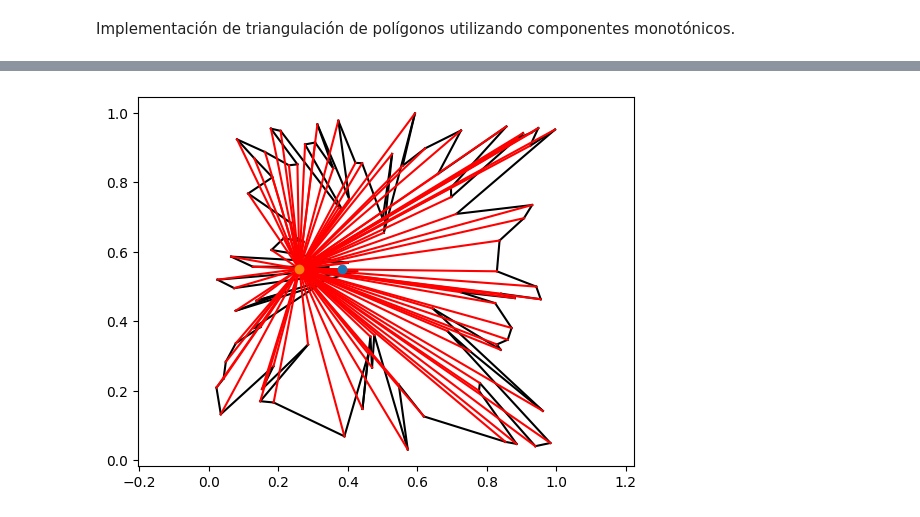
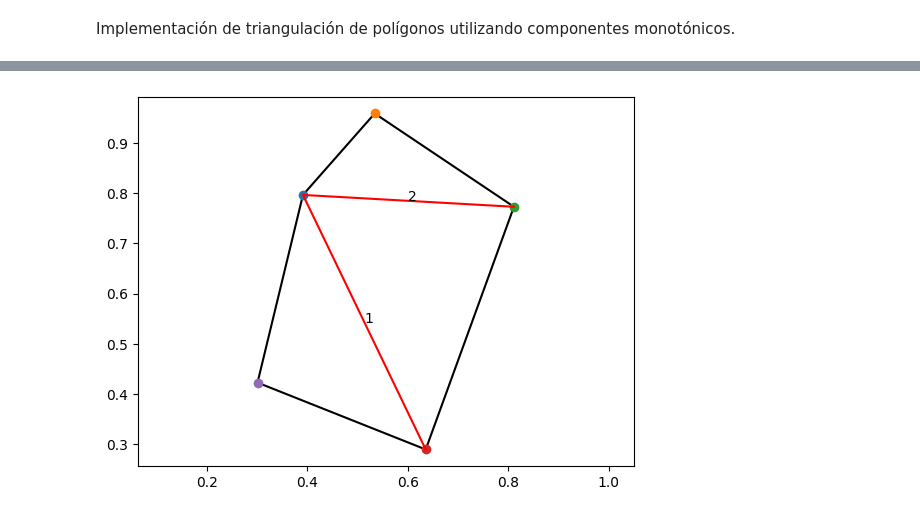
Before and after one commit to JUANITOTELO/Geometry, a Jupyter notebook: week5.ipynb, the cells around one changed output, grey strips where cells are left out. Cells and saved outputs as stored; diff of their text form; code cells hidden in the pictures.

```diff
--- a/week5.ipynb
+++ b/week5.ipynb
@@ -130,43 +134,45 @@ import random
 def triangulation_y_monotone(vs, segments):
     if len(vs) < 3:
         return segments
-    segments.append((vs[-1], vs[1]))
-    vs.remove(vs[0])
+    segments.append((vs[0], vs[2]))
+    vs.pop(1)
     segments = triangulation_y_monotone(vs, segments)
     return segments
 
 # Generate random points
 vs = []
-n = 100
+n = 10
 for _ in range(n):
-    x = random.randint(0, n)
-    y = random.randint(0, n)
+    x = random.uniform(0, n)
+    y = random.uniform(0, n)
     vs.append([x, y])
 
 for _ in range(n):
-    x = random.randint(n, n+n)
-    y = random.randint(n, n+n)
+    x = random.uniform(n, n+n)
+    y = random.uniform(n, n+n)
     vs.append([x, y])
 
 # for i in vs:
 #     plt.plot(i[0],i[1],'o')
 
 # Sort the vertices by y-coordinate
 # vs_convex = get_convex_hull(vs)
-vs_convex = generate_clockwise_polygon(n)
+# vs_convex = generate_clockwise_polygon(n)
+vs_convex = [[0.391352132531387, 0.7961924874432531], [0.5341047349929394, 0.9582753910206583], [0.8111796640234493, 0.7726074799397267], [0.6356478832040228, 0.2896030899428891], [0.30091603006142453, 0.4226720117905507]]
 
 for i in range(len(vs_convex)-1):
     plt.plot([vs_convex[i][0],vs_convex[i+1][0]],[vs_convex[i][1],vs_convex[i+1][1]],'k')
 plt.plot([vs_convex[-1][0],vs_convex[0][0]],[vs_convex[-1][1],vs_convex[0][1]],'k')
 
-triangles = triangulation_y_monotone(vs_convex, [])
-for t in triangles:
-    plt.plot([t[0][0],t[1][0]],[t[0][1],t[1][1]],'r')
-
 for v in vs_convex:
     plt.plot(v[0],v[1],'o')
 
+triangles = triangulation_y_monotone(vs_convex, [])[::-1][1:]
+for t in triangles:
+    plt.plot([t[0][0],t[1][0]],[t[0][1],t[1][1]],'r')
+    plt.text((t[0][0]+t[1][0])/2,(t[0][1]+t[1][1])/2,f"{triangles.index(t)+1}")
+
 plt.axis('equal')
 plt.show()
 # %% [output]
-[figure, old version]
+[figure, new version]
```
Also changed, not shown: parts of 2 cells of this notebook.
